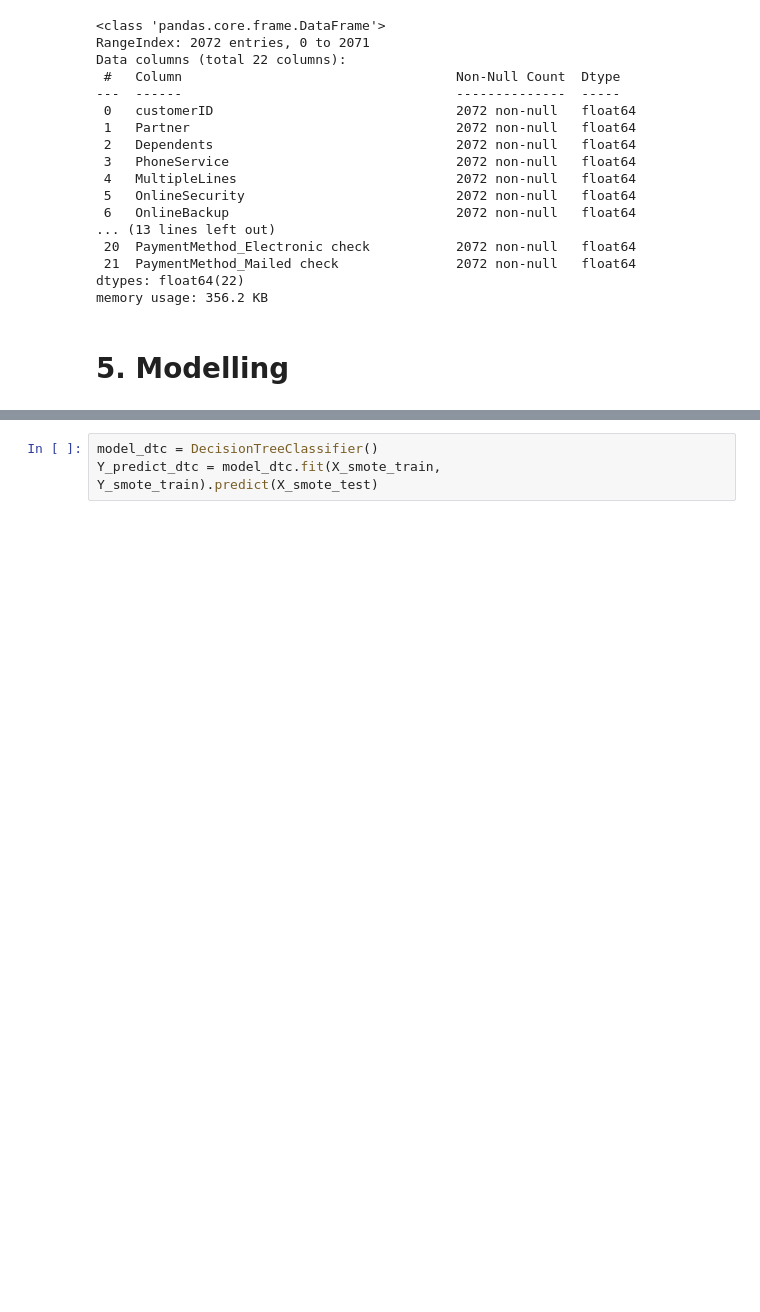
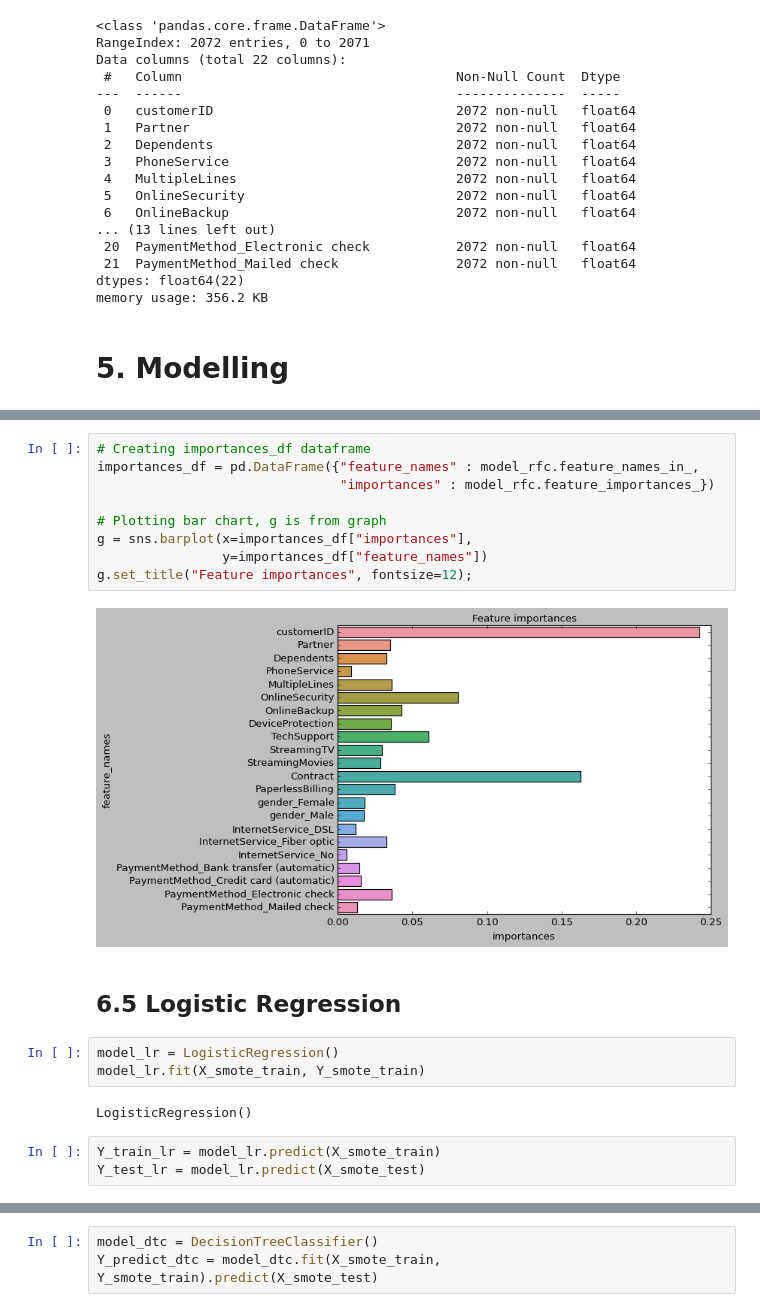
Before and after one commit to NabilahSharfina/TELCO-CUSTOMER-CHURN, a Jupyter notebook: Churn_with_SMOTE.ipynb, the cells around one changed output, grey strips where cells are left out. Drawn from its saved outputs; the diff is of its cells as text; blank space fills up the shorter version.

```diff
--- a/Churn_with_SMOTE.ipynb
+++ b/Churn_with_SMOTE.ipynb
@@ -815,0 +1095,21 @@ memory usage: 356.2 KB
+# %%
+# Creating importances_df dataframe
+importances_df = pd.DataFrame({"feature_names" : model_rfc.feature_names_in_,
+                               "importances" : model_rfc.feature_importances_})
+
+# Plotting bar chart, g is from graph
+g = sns.barplot(x=importances_df["importances"],
+                y=importances_df["feature_names"])
+g.set_title("Feature importances", fontsize=12);
+# %% [output]
+[figure, added]
+# %% [markdown]
+## 6.5 Logistic Regression
+# %%
+model_lr = LogisticRegression()
+model_lr.fit(X_smote_train, Y_smote_train)
+# %% [output]
+LogisticRegression()
+# %%
+Y_train_lr = model_lr.predict(X_smote_train)
+Y_test_lr = model_lr.predict(X_smote_test)
```
Also changed, not shown: parts of 76 cells of this notebook.
